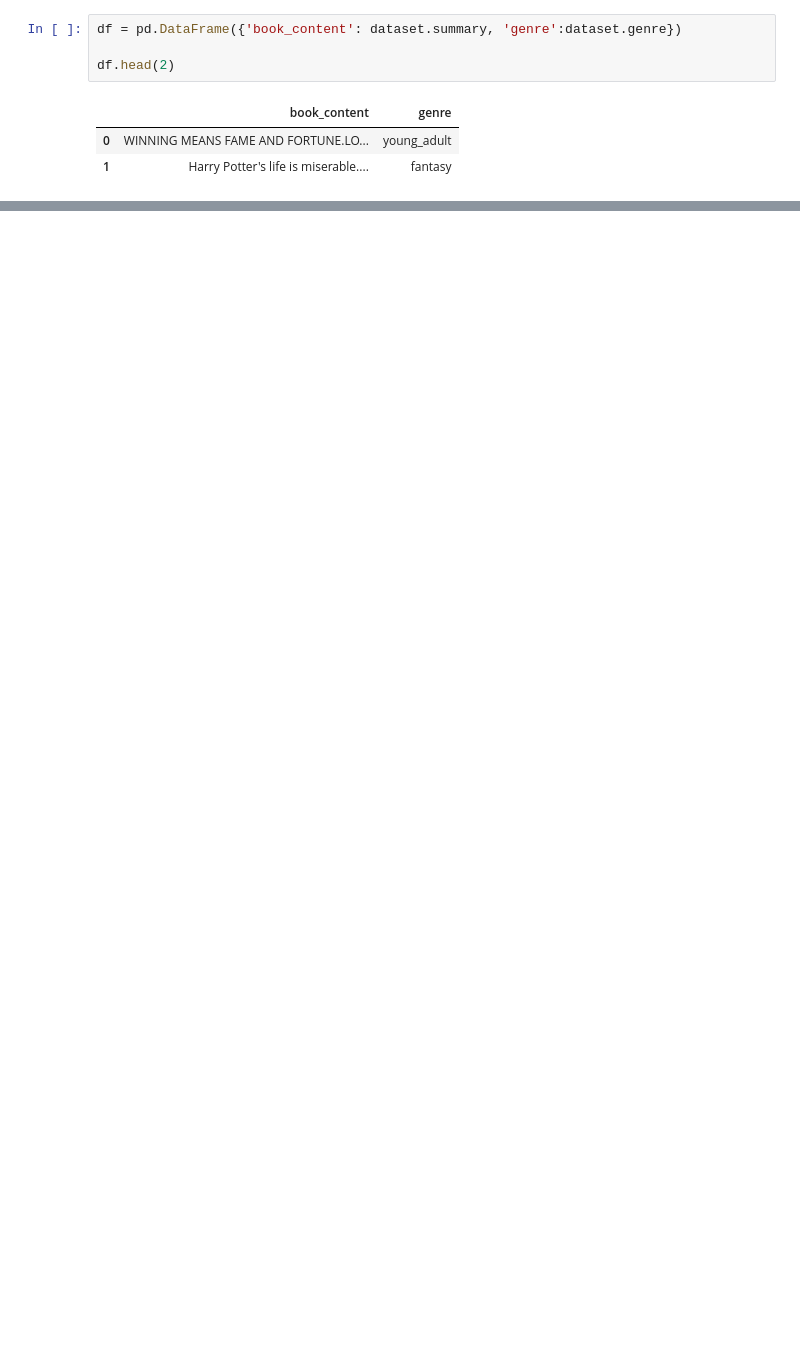
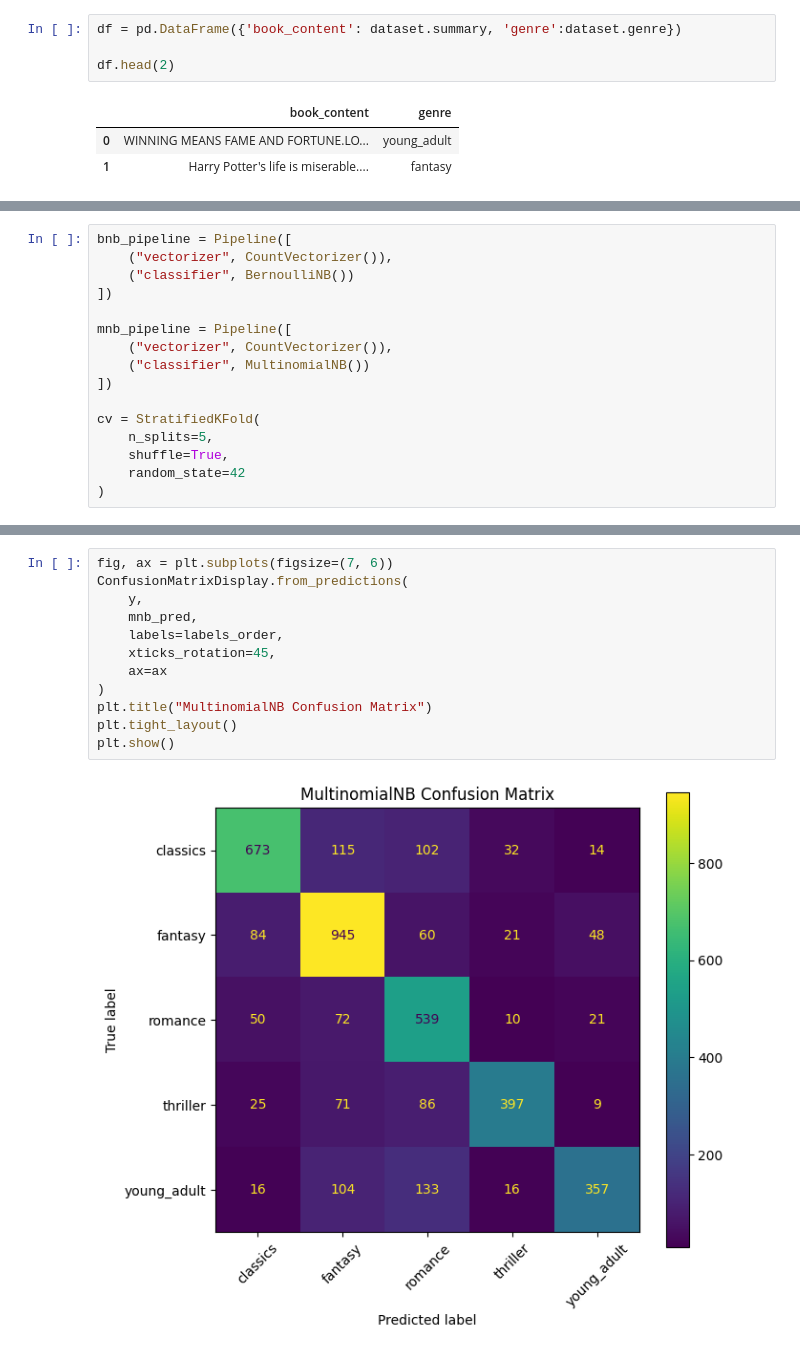
Before and after one commit to ZoeYiDing/nicole, a Jupyter notebook: assignment answer.ipynb, the cells around one changed output, grey strips where cells are left out. Saved outputs shown, nothing was run; the diff lists cells and outputs as text; blank space fills up the shorter version.

```diff
--- a/assignment answer.ipynb
+++ b/assignment answer.ipynb
@@ -161,0 +560,16 @@ weighted avg       0.75      0.49      0.45       793
+# %%
+bnb_pipeline = Pipeline([
+    ("vectorizer", CountVectorizer()),
+    ("classifier", BernoulliNB())
+])
+
+mnb_pipeline = Pipeline([
+    ("vectorizer", CountVectorizer()),
+    ("classifier", MultinomialNB())
+])
+
+cv = StratifiedKFold(
+    n_splits=5,
+    shuffle=True,
+    random_state=42
+)
@@ -161,0 +712,14 @@ weighted avg       0.75      0.49      0.45       793
+# %%
+fig, ax = plt.subplots(figsize=(7, 6))
+ConfusionMatrixDisplay.from_predictions(
+    y,
+    mnb_pred,
+    labels=labels_order,
+    xticks_rotation=45,
+    ax=ax
+)
+plt.title("MultinomialNB Confusion Matrix")
+plt.tight_layout()
+plt.show()
+# %% [output]
+[figure, added]
```
Also changed, not shown: parts of 38 cells of this notebook, 1 other file.
